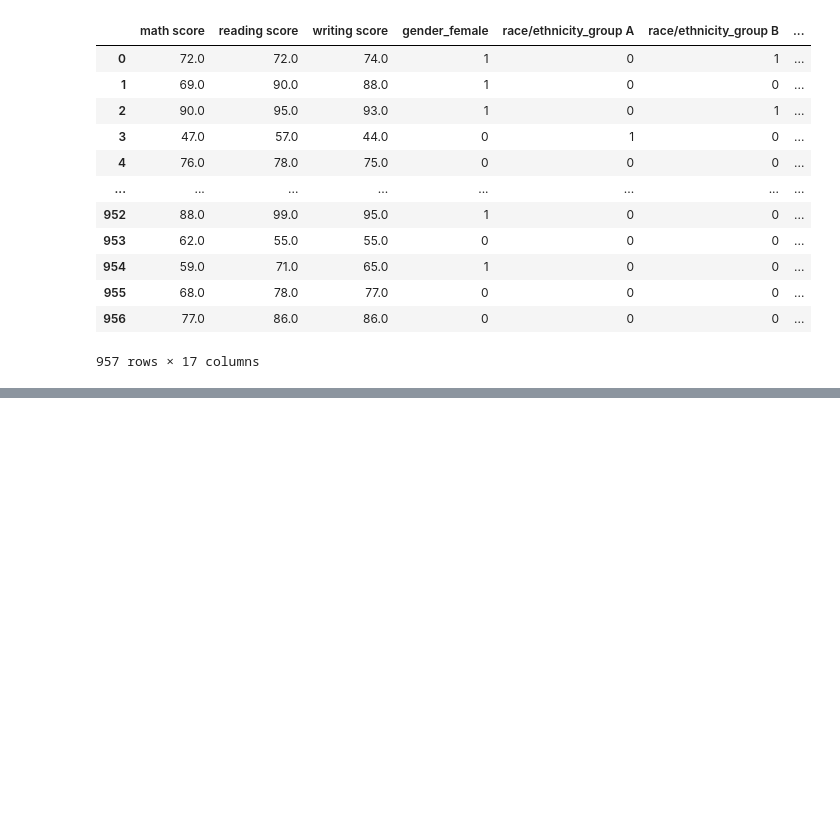
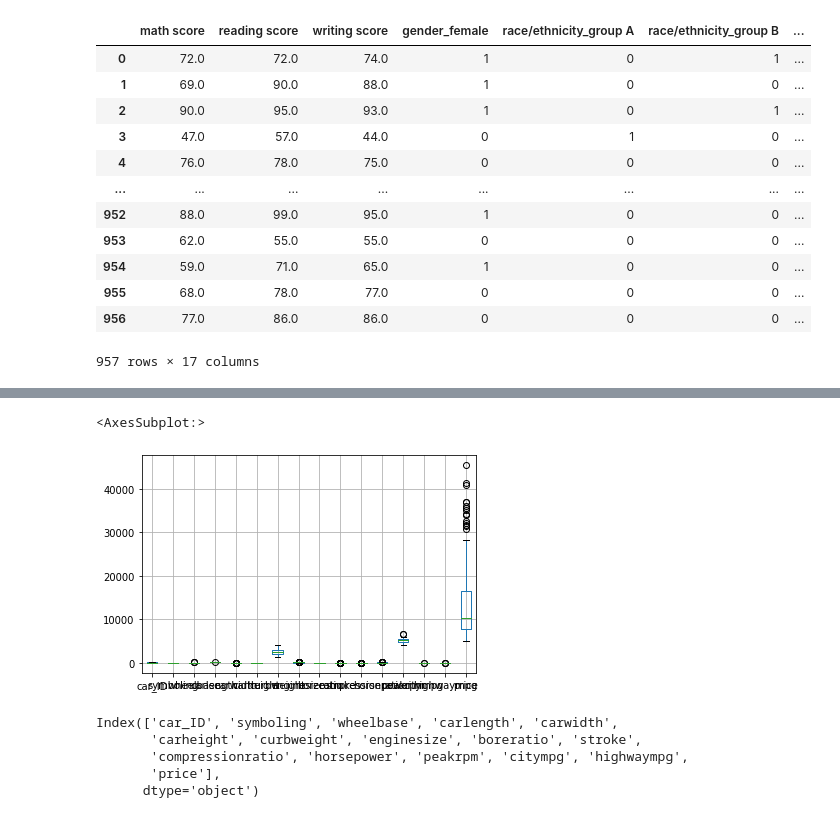
Before and after one commit to mayuresh714/6th-sem-assignments, a Jupyter notebook: DSBDAlab/assignment_no_2/assign2.ipynb, the cells around one changed output, grey strips where cells are left out. Cells and saved outputs as stored; diff of their text form; code cells hidden in the pictures; blank space fills up the shorter version.

```diff
--- a/DSBDAlab/assignment_no_2/assign2.ipynb
+++ b/DSBDAlab/assignment_no_2/assign2.ipynb
@@ -560,0 +664,13 @@ normalized_df.head()
+# %%
+df.boxplot()
+# %% [output]
+<AxesSubplot:>
+[figure, added]
+# %%
+int_df.columns
+# %% [output]
+Index(['car_ID', 'symboling', 'wheelbase', 'carlength', 'carwidth',
+       'carheight', 'curbweight', 'enginesize', 'boreratio', 'stroke',
+       'compressionratio', 'horsepower', 'peakrpm', 'citympg', 'highwaympg',
+       'price'],
+      dtype='object')
```
Also changed, not shown: parts of 14 cells of this notebook, 3 other files.
